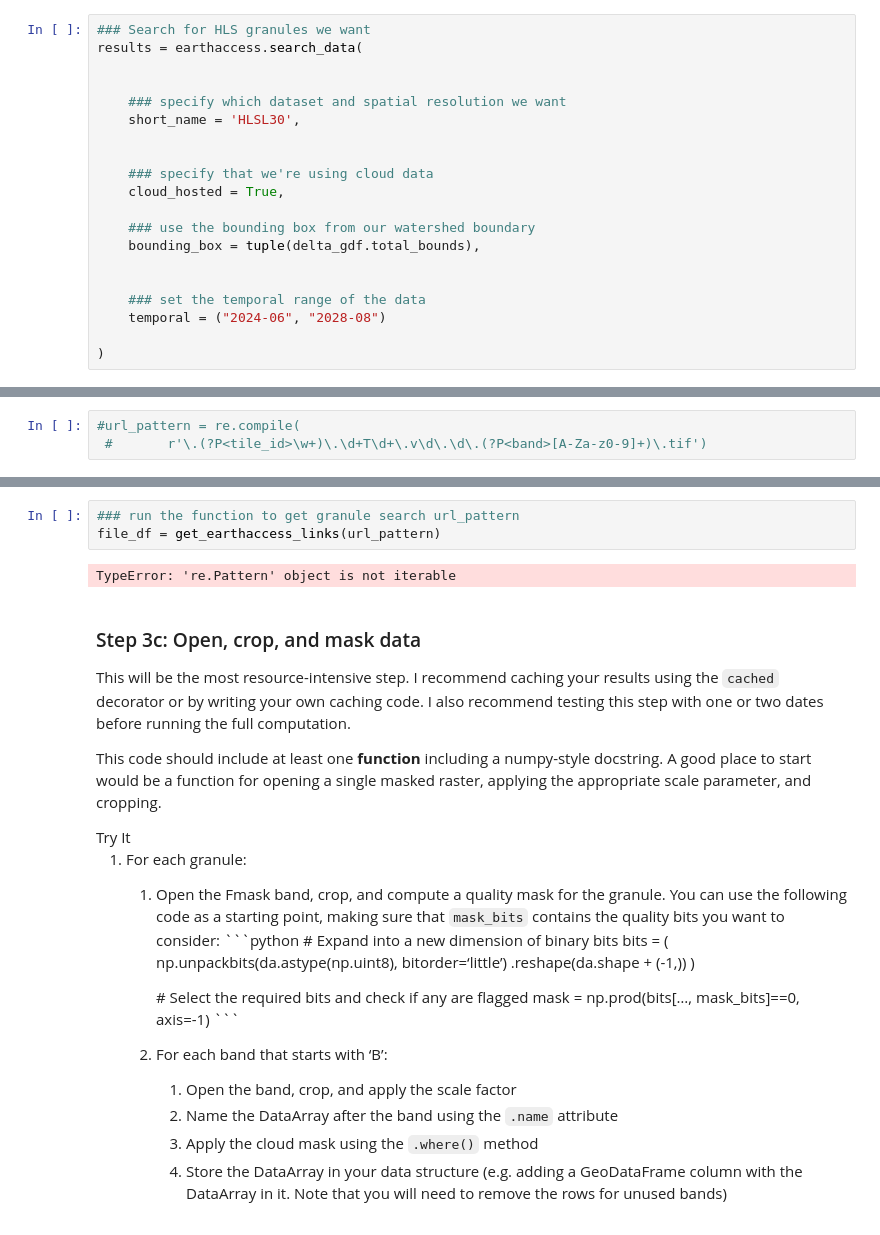
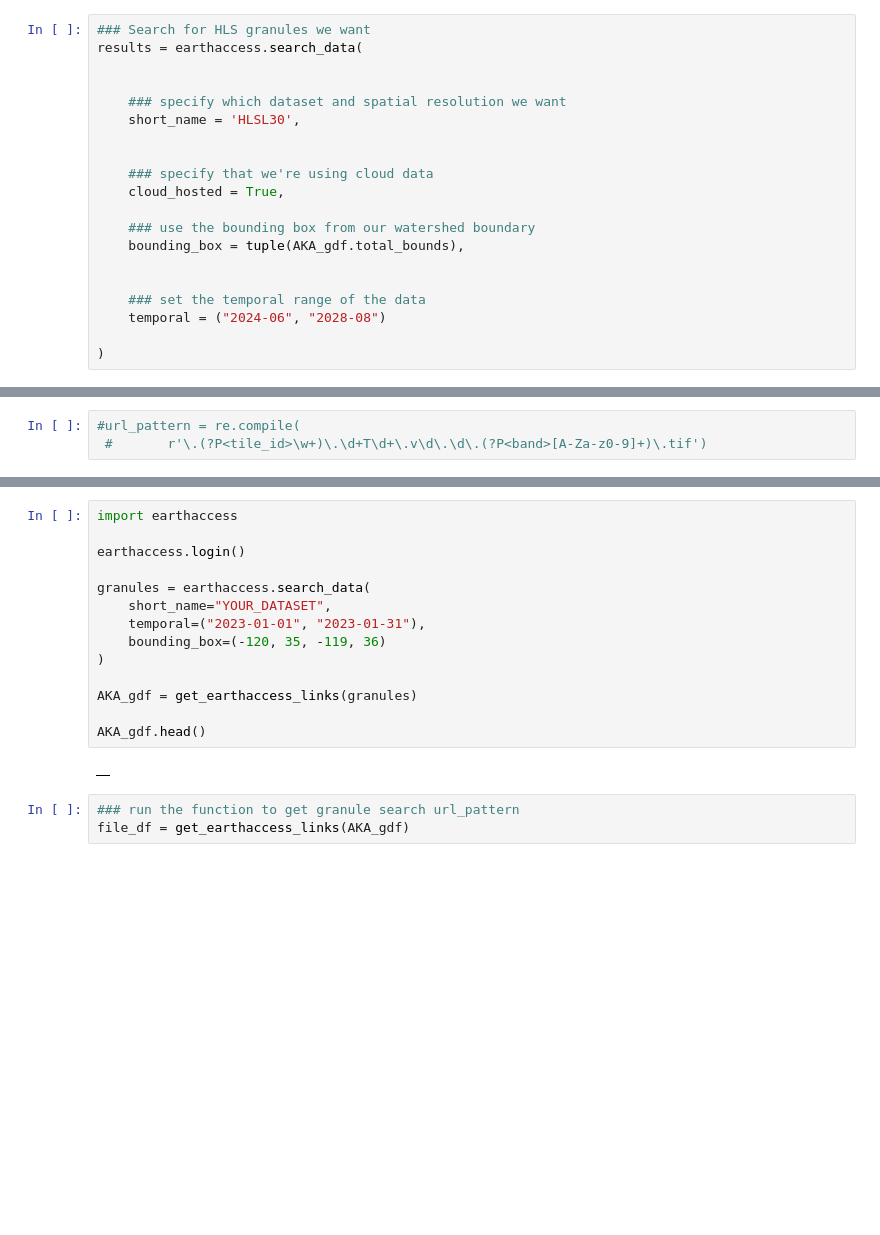
Before and after one commit to earthlab-education/spring-02-land-cover-clustering-ryme1295, a Jupyter notebook: Alaska_boundary_water.ipynb, the cells around one changed output, grey strips where cells are left out. Cells and saved outputs as stored; diff of their text form; blank space fills up the shorter version.

````diff
--- a/Alaska_boundary_water.ipynb
+++ b/Alaska_boundary_water.ipynb
@@ -465,7 +418,7 @@ results = earthaccess.search_data(
     cloud_hosted = True,
 
     ### use the bounding box from our watershed boundary
-    bounding_box = tuple(delta_gdf.total_bounds),
+    bounding_box = tuple(AKA_gdf.total_bounds),
 
 
     ### set the temporal range of the data
@@ -659,41 +677,19 @@ info_dict
+# %%
+import earthaccess
+
+earthaccess.login()
+
+granules = earthaccess.search_data(
+    short_name="YOUR_DATASET",
+    temporal=("2023-01-01", "2023-01-31"),
+    bounding_box=(-120, 35, -119, 36)
+)
+
+AKA_gdf = get_earthaccess_links(granules)
+
+AKA_gdf.head()
+# %% [output]
+|  |
 # %%
 ### run the function to get granule search url_pattern
-file_df = get_earthaccess_links(url_pattern)
+file_df = get_earthaccess_links(AKA_gdf)
-# %% [output]
-TypeError: 're.Pattern' object is not iterable
-# %% [markdown]
-### Step 3c: Open, crop, and mask data
-
-This will be the most resource-intensive step. I recommend caching your
-results using the `cached` decorator or by writing your own caching
-code. I also recommend testing this step with one or two dates before
-running the full computation.
-
-This code should include at least one **function** including a
-numpy-style docstring. A good place to start would be a function for
-opening a single masked raster, applying the appropriate scale
-parameter, and cropping.
-
-<link rel="stylesheet" type="text/css" href="./assets/styles.css"><div class="callout callout-style-default callout-titled callout-task"><div class="callout-header"><div class="callout-icon-container"><i class="callout-icon"></i></div><div class="callout-title-container flex-fill">Try It</div></div><div class="callout-body-container callout-body"><ol type="1">
-<li>For each granule:
-<ol type="1">
-<li><p>Open the Fmask band, crop, and compute a quality mask for the
-granule. You can use the following code as a starting point, making sure
-that <code>mask_bits</code> contains the quality bits you want to
-consider: ```python # Expand into a new dimension of binary bits bits =
-( np.unpackbits(da.astype(np.uint8), bitorder=‘little’)
-.reshape(da.shape + (-1,)) )</p>
-<p># Select the required bits and check if any are flagged mask =
-np.prod(bits[…, mask_bits]==0, axis=-1) ```</p></li>
-<li><p>For each band that starts with ‘B’:</p>
-<ol type="1">
-<li>Open the band, crop, and apply the scale factor</li>
-<li>Name the DataArray after the band using the <code>.name</code>
-attribute</li>
-<li>Apply the cloud mask using the <code>.where()</code> method</li>
-<li>Store the DataArray in your data structure (e.g. adding a
-GeoDataFrame column with the DataArray in it. Note that you will need to
-remove the rows for unused bands)</li>
-</ol></li>
-</ol></li>
-</ol></div></div>
````
Also changed, not shown: parts of 34 cells of this notebook, 1 other file.
